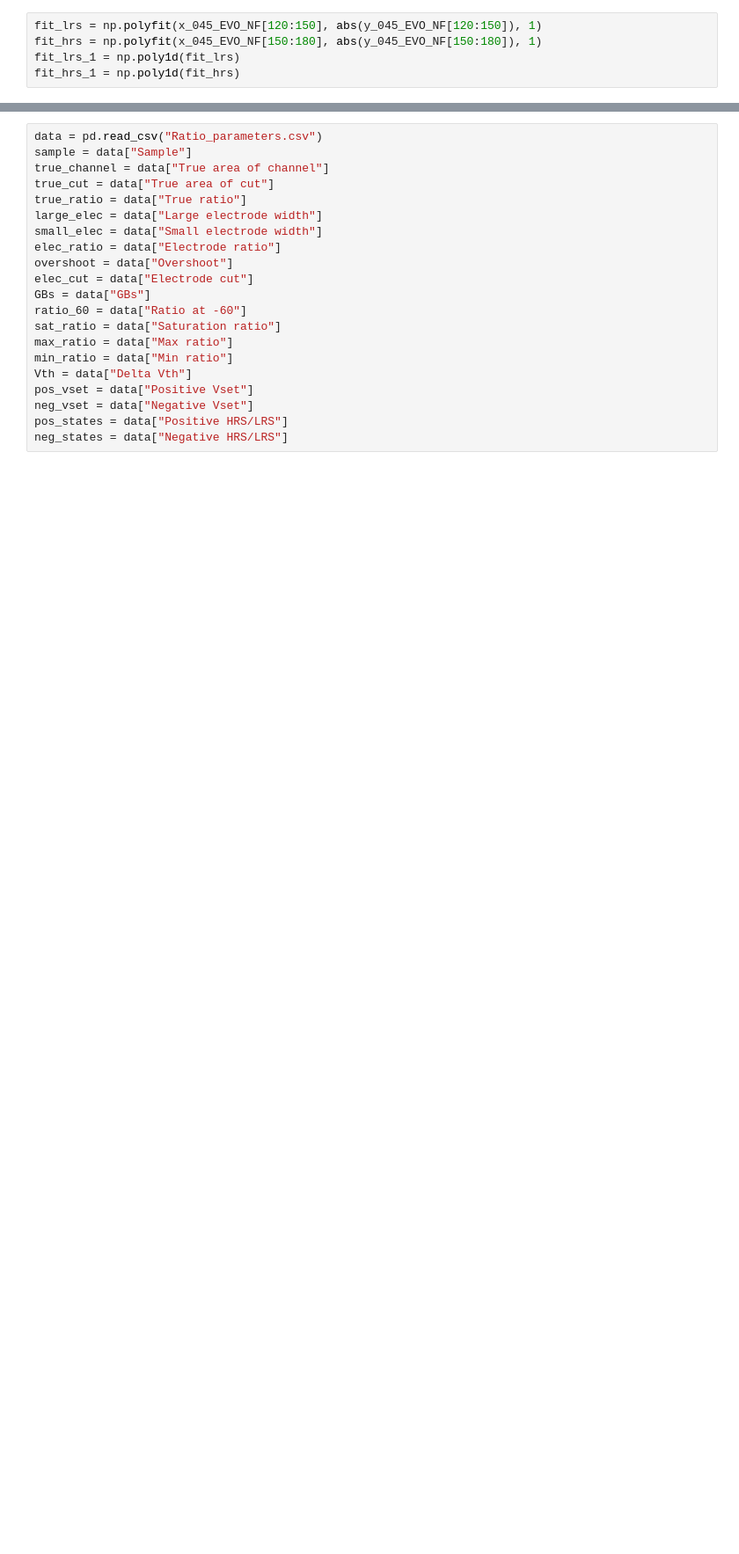
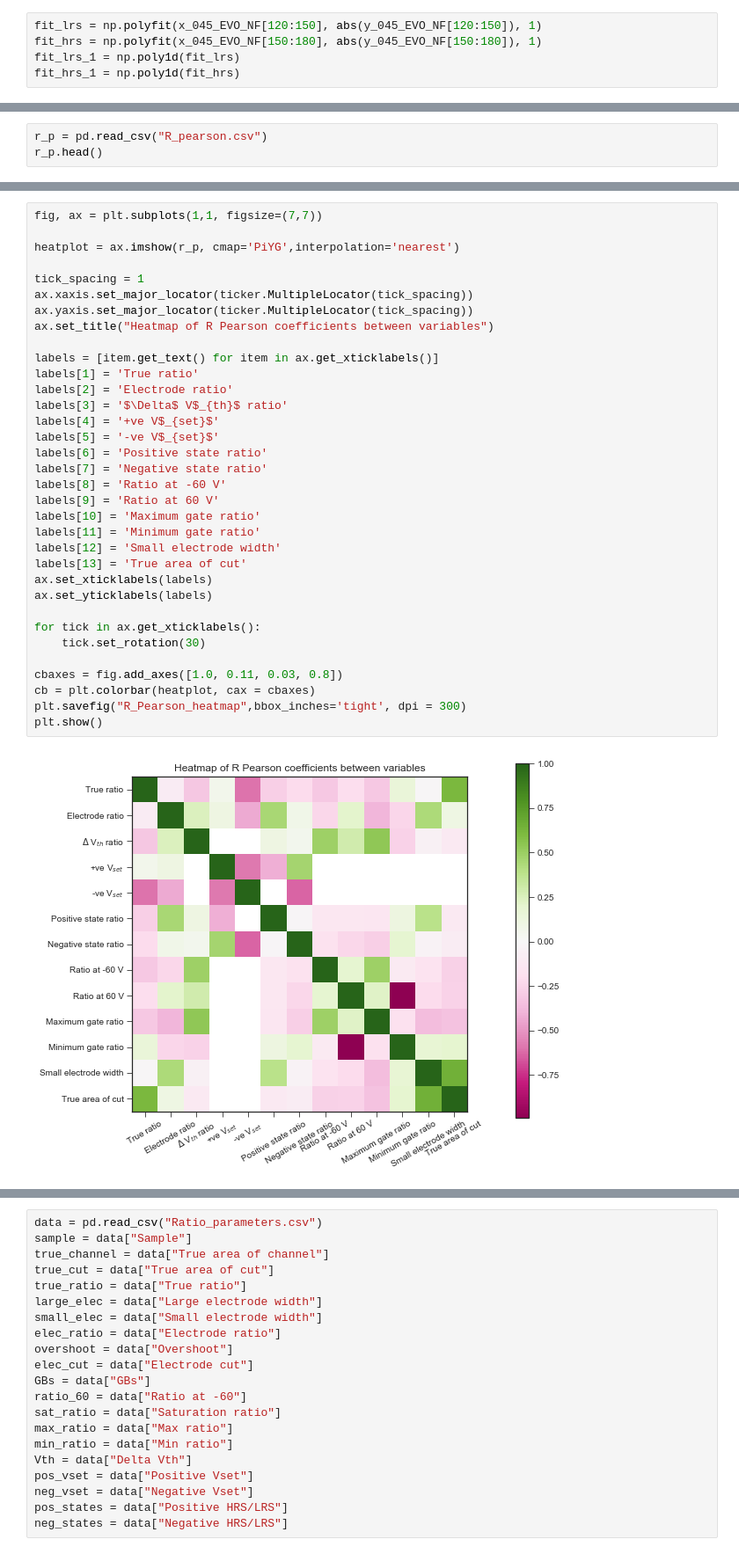
Before and after one commit to molydisulfide/Cut-to-channel-ratio-study, a Jupyter notebook: Ratio_parameters.ipynb, the cells around one changed output, grey strips where cells are left out. Shown at 88% size. Cells and saved outputs as stored; diff of their text form; blank space fills up the shorter version.

```diff
--- a/Ratio_parameters.ipynb
+++ b/Ratio_parameters.ipynb
@@ -2153,0 +2297,3 @@ fit_hrs_1 = np.poly1d(fit_hrs)
+# %%
+r_p = pd.read_csv("R_pearson.csv")
+r_p.head()
@@ -2153,0 +2307,36 @@ fit_hrs_1 = np.poly1d(fit_hrs)
+# %%
+fig, ax = plt.subplots(1,1, figsize=(7,7))
+
+heatplot = ax.imshow(r_p, cmap='PiYG',interpolation='nearest')
+
+tick_spacing = 1
+ax.xaxis.set_major_locator(ticker.MultipleLocator(tick_spacing))
+ax.yaxis.set_major_locator(ticker.MultipleLocator(tick_spacing))
+ax.set_title("Heatmap of R Pearson coefficients between variables")
+
+labels = [item.get_text() for item in ax.get_xticklabels()]
+labels[1] = 'True ratio'
+labels[2] = 'Electrode ratio'
+labels[3] = '$\Delta$ V$_{th}$ ratio'
+labels[4] = '+ve V$_{set}$'
+labels[5] = '-ve V$_{set}$'
+labels[6] = 'Positive state ratio'
+labels[7] = 'Negative state ratio'
+labels[8] = 'Ratio at -60 V'
+labels[9] = 'Ratio at 60 V'
+labels[10] = 'Maximum gate ratio'
+labels[11] = 'Minimum gate ratio'
+labels[12] = 'Small electrode width'
+labels[13] = 'True area of cut'
+ax.set_xticklabels(labels)
+ax.set_yticklabels(labels)
+
+for tick in ax.get_xticklabels():
+    tick.set_rotation(30)
+
+cbaxes = fig.add_axes([1.0, 0.11, 0.03, 0.8])
+cb = plt.colorbar(heatplot, cax = cbaxes)
+plt.savefig("R_Pearson_heatmap",bbox_inches='tight', dpi = 300)
+plt.show()
+# %% [output]
+[figure, added]
```
Also changed, not shown: parts of 27 cells of this notebook.
